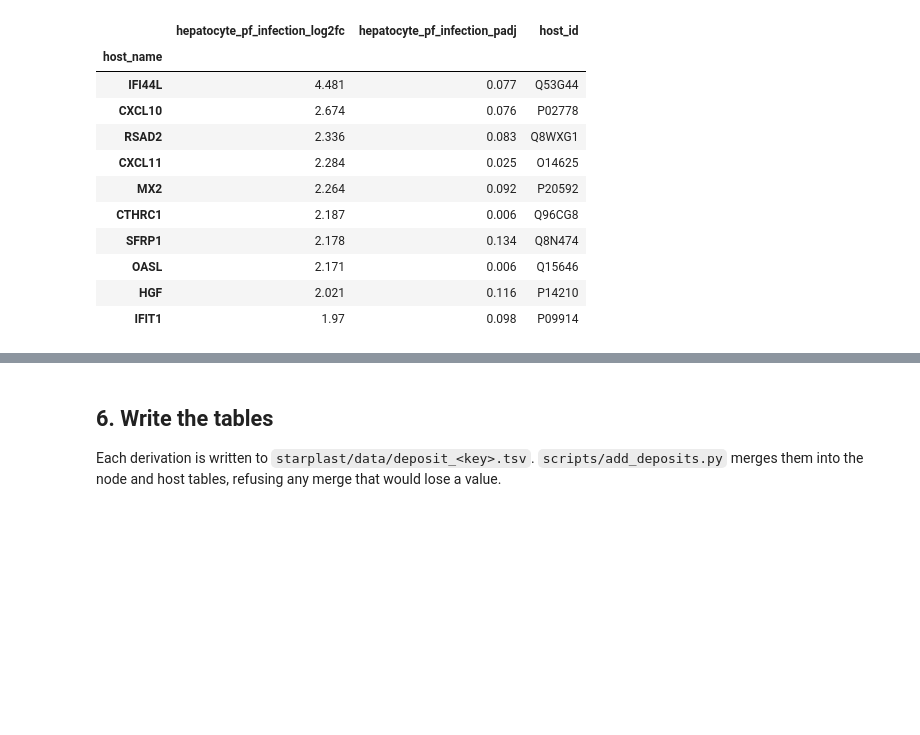
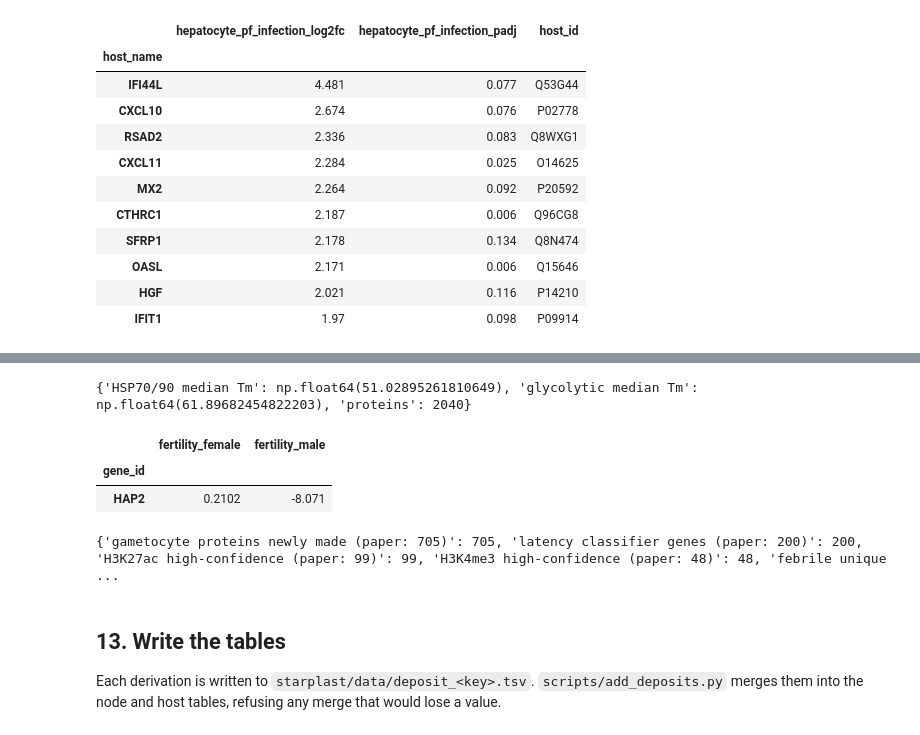
Before and after one commit to EinarOlafsson/starplast, a Jupyter notebook: notebooks/derive_deposits_2026_09.ipynb, the cells around one changed output, grey strips where cells are left out. Cells and saved outputs as stored; diff of their text form; code cells hidden in the pictures; blank space fills up the shorter version.

```diff
--- a/notebooks/derive_deposits_2026_09.ipynb
+++ b/notebooks/derive_deposits_2026_09.ipynb
@@ -179,5 +289,30 @@ hep.sort_values('hepatocyte_pf_infection_log2fc', ascending=False).head(10).roun
+# %%
+pf = pd.read_parquet(os.path.join(ROOT, 'starplast', 'data', 'pf_nodes.parquet')).set_index('gene_id')
+tm = D.pf_melting_temperature(DATA).set_index('gene_id')['melting_temperature_tm']
+prod = pf['product'].reindex(tm.index).fillna('')
+{'HSP70/90 median Tm': tm[prod.str.contains('heat shock protein 70|heat shock protein 90', case=False)].median(),
+ 'glycolytic median Tm': tm[prod.str.contains('glyceraldehyde-3-phosphate|enolase|pyruvate kinase', case=False)].median(),
+ 'proteins': len(tm)}
+# %% [output]
+{'HSP70/90 median Tm': np.float64(51.02895261810649), 'glycolytic median Tm': np.float64(61.89682454822203), 'proteins': 2040}
+# %%
+D.pb_fertility(DATA).set_index('gene_id').loc[['PF3D7_1014200']].rename(index={'PF3D7_1014200': 'HAP2'})
+# %% [output]
+|  | fertility_female | fertility_male |
+| gene_id |  |  |
+| HAP2 | 0.2102 | -8.071 |
+# %%
+{'gametocyte proteins newly made (paper: 705)': int(D.pf_gametocyte_proteome(DATA).gametocyte_newly_made.sum()),
+ 'latency classifier genes (paper: 200)': int(D.pf_latency(DATA).latency_classifier_member.sum()),
+ 'H3K27ac high-confidence (paper: 99)': int(D.pf_chromatin_proxiome(DATA).chromprox_h3k27ac_hit.sum()),
+ 'H3K4me3 high-confidence (paper: 48)': int(D.pf_chromatin_proxiome(DATA).chromprox_h3k4me3_hit.sum()),
+ 'febrile unique sites up / down (paper rows: 143 / 53)': tuple(int(x) for x in D.pf_febrile_phospho(DATA)[['febrile_phospho_n_sites_up', 'febrile_phospho_n_sites_down']].sum()),
+ 'm6A transcripts with a site': int((D.pf_m6a(DATA).m6a_n_canonical_sites > 0).sum()),
+ 'proteins engaged by at least one antimalarial': int((D.pf_target_engagement(DATA).engaged_n_compounds_hit > 0).sum())}
+# %% [output]
+{'gametocyte proteins newly made (paper: 705)': 705, 'latency classifier genes (paper: 200)': 200, 'H3K27ac high-confidence (paper: 99)': 99, 'H3K4me3 high-confidence (paper: 48)': 48, 'febrile unique ...
 # %% [markdown]
-## 6. Write the tables
+## 13. Write the tables
 
 Each derivation is written to `starplast/data/deposit_<key>.tsv`. `scripts/add_deposits.py` merges them into the node and host tables, refusing any merge that would lose a value.
 # %%
```
Also changed, not shown: parts of 14 cells of this notebook, 57 other files.
